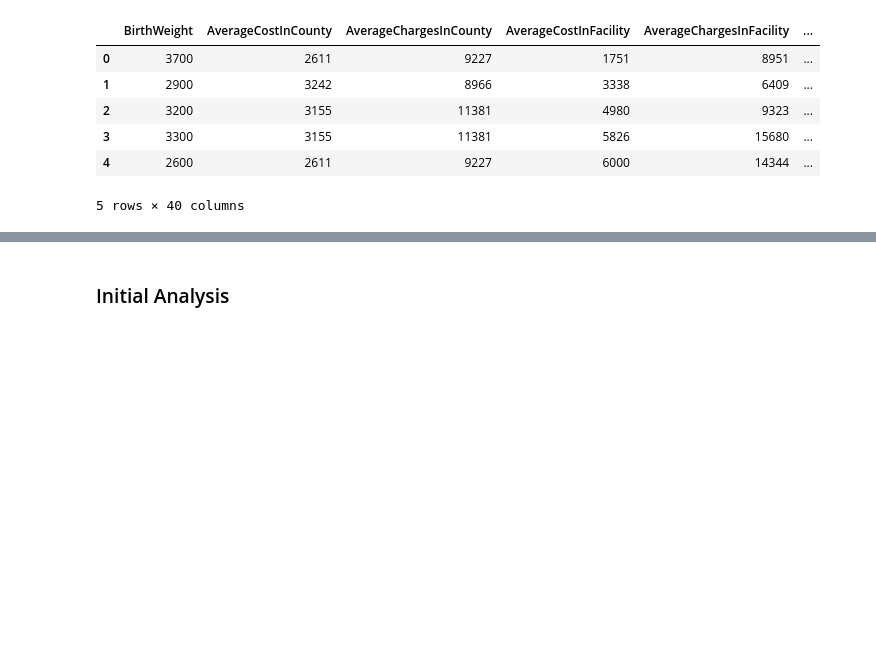
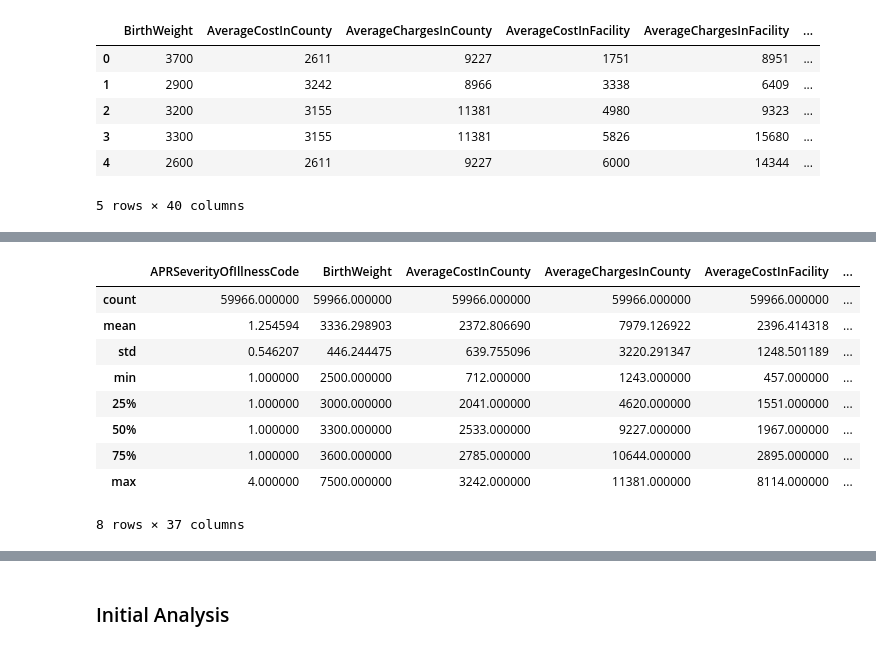
Before and after one commit to s3716853/ML-Assignment-01, a Jupyter notebook: Assignment1/ml-assignment-01.ipynb, the cells around one changed output, grey strips where cells are left out. Cells and saved outputs as stored; diff of their text form; code cells hidden in the pictures; blank space fills up the shorter version.

```diff
--- a/Assignment1/ml-assignment-01.ipynb
+++ b/Assignment1/ml-assignment-01.ipynb
@@ -73,5 +73,3 @@ for i in train_data.index:
         train_data.at[i, "LengthOfStay"] = 1
     else:
         train_data.at[i, "LengthOfStay"] = 0
-
-train_data["LengthOfStay"] = train_data["LengthOfStay"].astype("boolean")
@@ -80,7 +80,7 @@ train_data["LengthOfStay"] = train_data["LengthOfStay"].astype("boolean")
 train_data = train_data.drop(columns=['ID', 'HealthServiceArea'])
 # %%
 # Convert categorical datat to categorical datatype
-category_attributes = ["Gender", "Race", "TypeOfAdmission", "CCSProcedureCode", "APRSeverityOfIllnessCode", "PaymentTypology", "EmergencyDepartmentIndicator"]
+category_attributes = ["Gender", "Race", "TypeOfAdmission", "CCSProcedureCode", "PaymentTypology", "EmergencyDepartmentIndicator"]
 for col in train_data.columns:
     if col in category_attributes:
         train_data[col] = train_data[col].astype('category')
@@ -106,0 +127,18 @@ train_data.head()
+# %%
+# Convert categorical datat to categorical datatype
+for col in train_data.columns:
+    if train_data.dtypes[col] == 'int64':
+        train_data[col] = train_data[col].astype('int16')
+# %%
+train_data.describe()
+# %% [output]
+|  | APRSeverityOfIllnessCode | BirthWeight | AverageCostInCounty | AverageChargesInCounty | AverageCostInFacility | ... |
+| count | 59966.000000 | 59966.000000 | 59966.000000 | 59966.000000 | 59966.000000 | ... |
+| mean | 1.254594 | 3336.298903 | 2372.806690 | 7979.126922 | 2396.414318 | ... |
+| std | 0.546207 | 446.244475 | 639.755096 | 3220.291347 | 1248.501189 | ... |
+| min | 1.000000 | 2500.000000 | 712.000000 | 1243.000000 | 457.000000 | ... |
+| 25% | 1.000000 | 3000.000000 | 2041.000000 | 4620.000000 | 1551.000000 | ... |
+| 50% | 1.000000 | 3300.000000 | 2533.000000 | 9227.000000 | 1967.000000 | ... |
+| 75% | 1.000000 | 3600.000000 | 2785.000000 | 10644.000000 | 2895.000000 | ... |
+| max | 4.000000 | 7500.000000 | 3242.000000 | 11381.000000 | 8114.000000 | ... |
+8 rows × 37 columns
```
Also changed, not shown: parts of 29 cells of this notebook.
